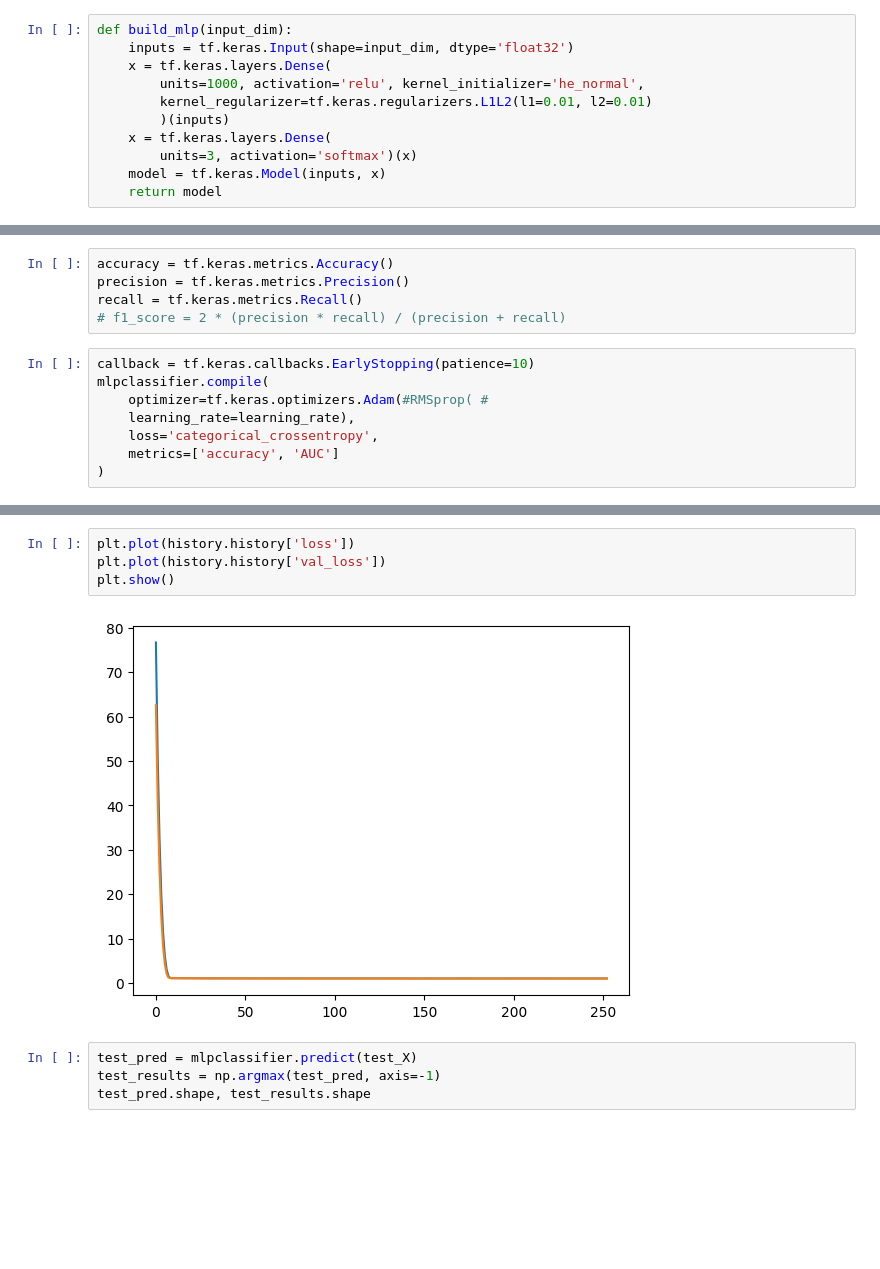
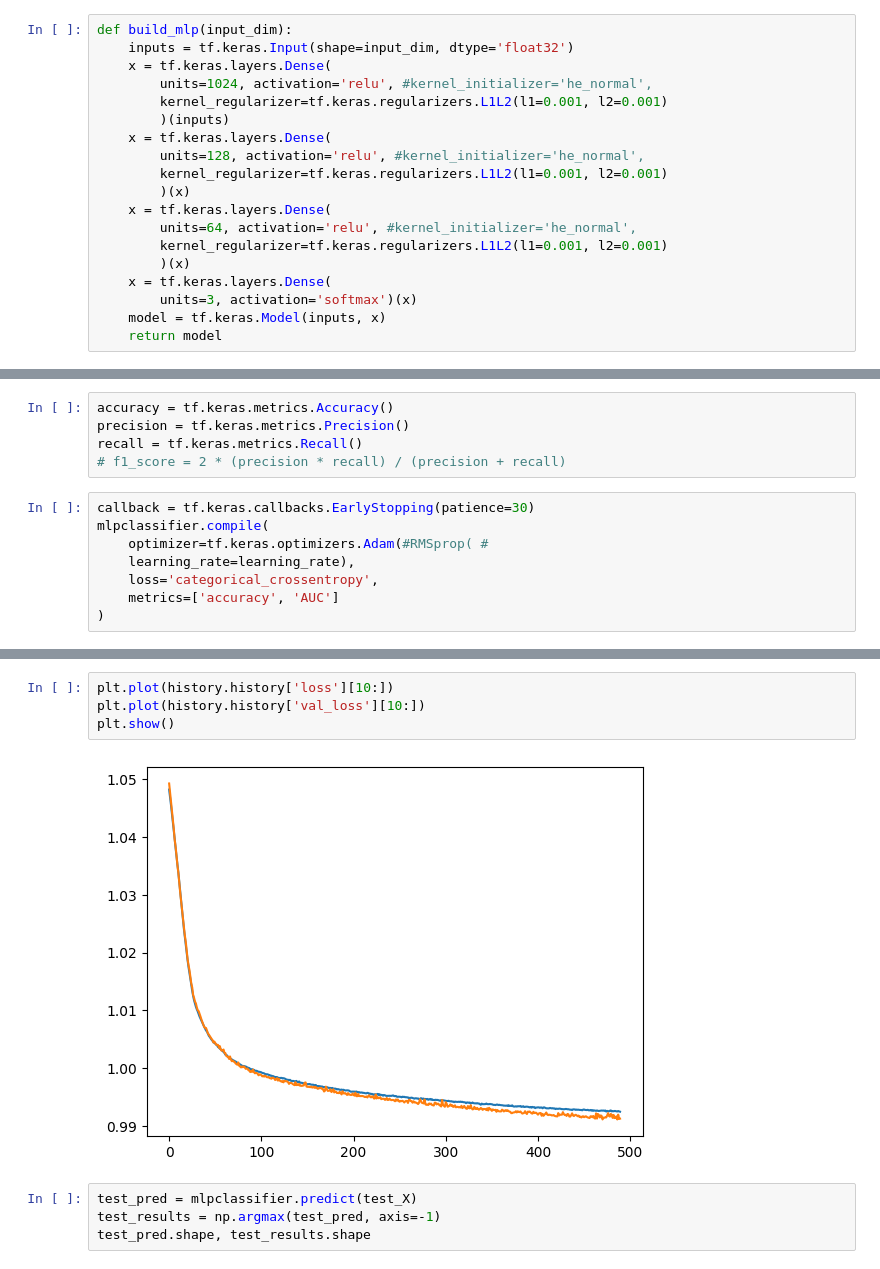
Before and after one commit to twndus/competition-log, a Jupyter notebook: pred_crime/mlp-clf-keras2.ipynb, the cells around one changed output, grey strips where cells are left out. Cells and saved outputs as stored; diff of their text form; blank space fills up the shorter version.

Commit message:
feat: add mlp keras classifier with 3 layer
- 3 hidden layer
- test-f1: 0.512232061

#4

```diff
--- a/pred_crime/mlp-clf-keras2.ipynb
+++ b/pred_crime/mlp-clf-keras2.ipynb
@@ -164,9 +157,17 @@ To enable them in other operations, rebuild TensorFlow with the appropriate comp
 def build_mlp(input_dim):
     inputs = tf.keras.Input(shape=input_dim, dtype='float32')
     x = tf.keras.layers.Dense(
-        units=1000, activation='relu', kernel_initializer='he_normal',
-        kernel_regularizer=tf.keras.regularizers.L1L2(l1=0.01, l2=0.01)
+        units=1024, activation='relu', #kernel_initializer='he_normal',
+        kernel_regularizer=tf.keras.regularizers.L1L2(l1=0.001, l2=0.001)
         )(inputs)
+    x = tf.keras.layers.Dense(
+        units=128, activation='relu', #kernel_initializer='he_normal',
+        kernel_regularizer=tf.keras.regularizers.L1L2(l1=0.001, l2=0.001)
+        )(x)
+    x = tf.keras.layers.Dense(
+        units=64, activation='relu', #kernel_initializer='he_normal',
+        kernel_regularizer=tf.keras.regularizers.L1L2(l1=0.001, l2=0.001)
+        )(x)
     x = tf.keras.layers.Dense(
         units=3, activation='softmax')(x)
     model = tf.keras.Model(inputs, x)
@@ -217,7 +205,7 @@ precision = tf.keras.metrics.Precision()
 recall = tf.keras.metrics.Recall()
 # f1_score = 2 * (precision * recall) / (precision + recall)
 # %%
-callback = tf.keras.callbacks.EarlyStopping(patience=10)
+callback = tf.keras.callbacks.EarlyStopping(patience=30)
 mlpclassifier.compile(
     optimizer=tf.keras.optimizers.Adam(#RMSprop( #
     learning_rate=learning_rate),
@@ -257,9 +239,9 @@ Epoch 253/500
 # %%
-plt.plot(history.history['loss'])
-plt.plot(history.history['val_loss'])
+plt.plot(history.history['loss'][10:])
+plt.plot(history.history['val_loss'][10:])
 plt.show()
 # %% [output]
-[figure, old version]
+[figure, new version]
 # %%
 test_pred = mlpclassifier.predict(test_X)
 test_results = np.argmax(test_pred, axis=-1)
```
Also changed, not shown: parts of 6 cells of this notebook, 1 other file.
